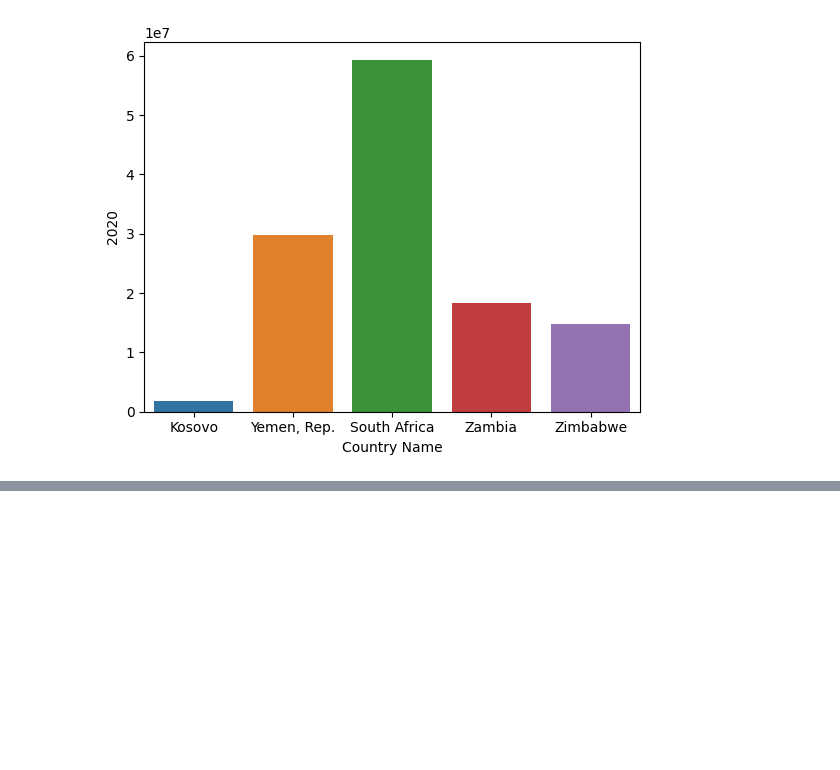
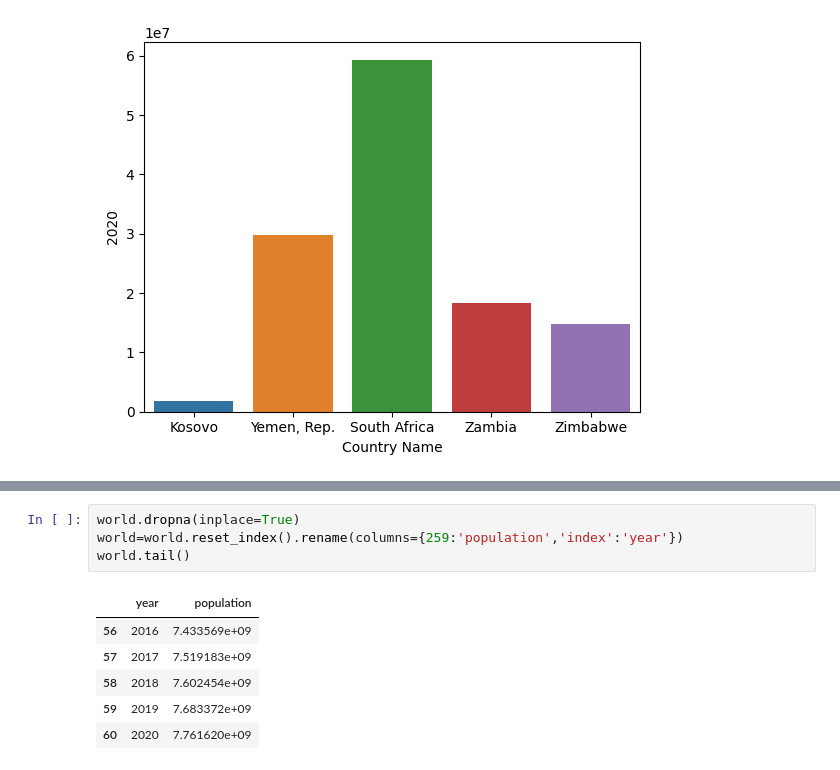
Before and after one commit to 9tw/population-prediction, a Jupyter notebook: main.ipynb, the cells around one changed output, grey strips where cells are left out. Drawn from its saved outputs; the diff is of its cells as text; blank space fills up the shorter version.

```diff
--- a/main.ipynb
+++ b/main.ipynb
@@ -42,0 +59,11 @@ sns.barplot(x='Country Name', y='2020', data=df.tail())
+# %%
+world.dropna(inplace=True)
+world=world.reset_index().rename(columns={259:'population','index':'year'})
+world.tail()
+# %% [output]
+|  | year | population |
+| 56 | 2016 | 7.433569e+09 |
+| 57 | 2017 | 7.519183e+09 |
+| 58 | 2018 | 7.602454e+09 |
+| 59 | 2019 | 7.683372e+09 |
+| 60 | 2020 | 7.761620e+09 |
```
Also changed, not shown: parts of 2 cells of this notebook.
